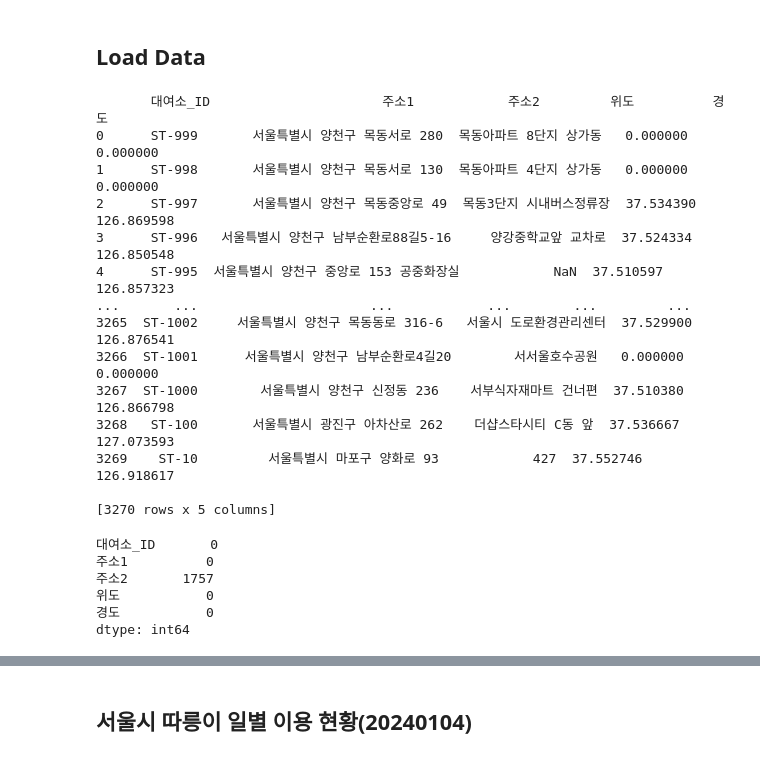
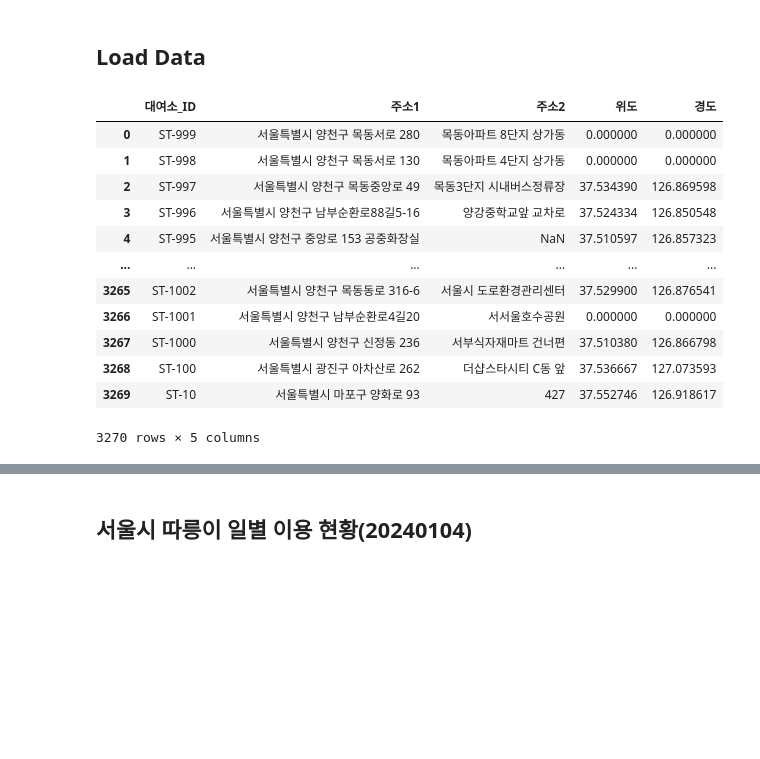
Before and after one commit to Nvuly/SeoulBicycle_Project, a Jupyter notebook: Seoul_Bicycle_Data_Analysis.ipynb, the cells around one changed output, grey strips where cells are left out. Saved outputs shown, nothing was run; the diff lists cells and outputs as text; code cells hidden in the pictures; blank space fills up the shorter version.

```diff
--- a/Seoul_Bicycle_Data_Analysis.ipynb
+++ b/Seoul_Bicycle_Data_Analysis.ipynb
@@ -15,29 +15,20 @@ rc('font', family=font_name)
 # %%
 master_path = 'D:\Code\(최종)따릉이/서울시 따릉이대여소 마스터 정보.csv'
 
 df_master = pd.read_csv(master_path,encoding='cp949')
 
-print(df_master)
-
-df_master.isnull().sum()
+df_master
 # %% [output]
+|  | 대여소_ID | 주소1 | 주소2 | 위도 | 경도 |
+| 0 | ST-999 | 서울특별시 양천구 목동서로 280 | 목동아파트 8단지 상가동 | 0.000000 | 0.000000 |
+| 1 | ST-998 | 서울특별시 양천구 목동서로 130 | 목동아파트 4단지 상가동 | 0.000000 | 0.000000 |
+| 2 | ST-997 | 서울특별시 양천구 목동중앙로 49 | 목동3단지 시내버스정류장 | 37.534390 | 126.869598 |
+| 3 | ST-996 | 서울특별시 양천구 남부순환로88길5-16 | 양강중학교앞 교차로 | 37.524334 | 126.850548 |
+| 4 | ST-995 | 서울특별시 양천구 중앙로 153 공중화장실 | NaN | 37.510597 | 126.857323 |
+| ... | ... | ... | ... | ... | ... |
+| 3265 | ST-1002 | 서울특별시 양천구 목동동로 316-6 | 서울시 도로환경관리센터 | 37.529900 | 126.876541 |
+| 3266 | ST-1001 | 서울특별시 양천구 남부순환로4길20 | 서서울호수공원 | 0.000000 | 0.000000 |
+| 3267 | ST-1000 | 서울특별시 양천구 신정동 236 | 서부식자재마트 건너편 | 37.510380 | 126.866798 |
+| 3268 | ST-100 | 서울특별시 광진구 아차산로 262 | 더샵스타시티 C동 앞 | 37.536667 | 127.073593 |
+| 3269 | ST-10 | 서울특별시 마포구 양화로 93 | 427 | 37.552746 | 126.918617 |
-       대여소_ID                      주소1            주소2         위도          경도
-0      ST-999       서울특별시 양천구 목동서로 280  목동아파트 8단지 상가동   0.000000    0.000000
-1      ST-998       서울특별시 양천구 목동서로 130  목동아파트 4단지 상가동   0.000000    0.000000
-2      ST-997       서울특별시 양천구 목동중앙로 49  목동3단지 시내버스정류장  37.534390  126.869598
-3      ST-996   서울특별시 양천구 남부순환로88길5-16     양강중학교앞 교차로  37.524334  126.850548
-4      ST-995  서울특별시 양천구 중앙로 153 공중화장실            NaN  37.510597  126.857323
-...       ...                      ...            ...        ...         ...
-3265  ST-1002     서울특별시 양천구 목동동로 316-6   서울시 도로환경관리센터  37.529900  126.876541
-3266  ST-1001      서울특별시 양천구 남부순환로4길20        서서울호수공원   0.000000    0.000000
-3267  ST-1000        서울특별시 양천구 신정동 236    서부식자재마트 건너편  37.510380  126.866798
-3268   ST-100       서울특별시 광진구 아차산로 262    더샵스타시티 C동 앞  37.536667  127.073593
-3269    ST-10         서울특별시 마포구 양화로 93            427  37.552746  126.918617
-
-[3270 rows x 5 columns]
+3270 rows × 5 columns
-대여소_ID       0
-주소1          0
-주소2       1757
-위도           0
-경도           0
-dtype: int64
```
Also changed, not shown: parts of 23 cells of this notebook.
